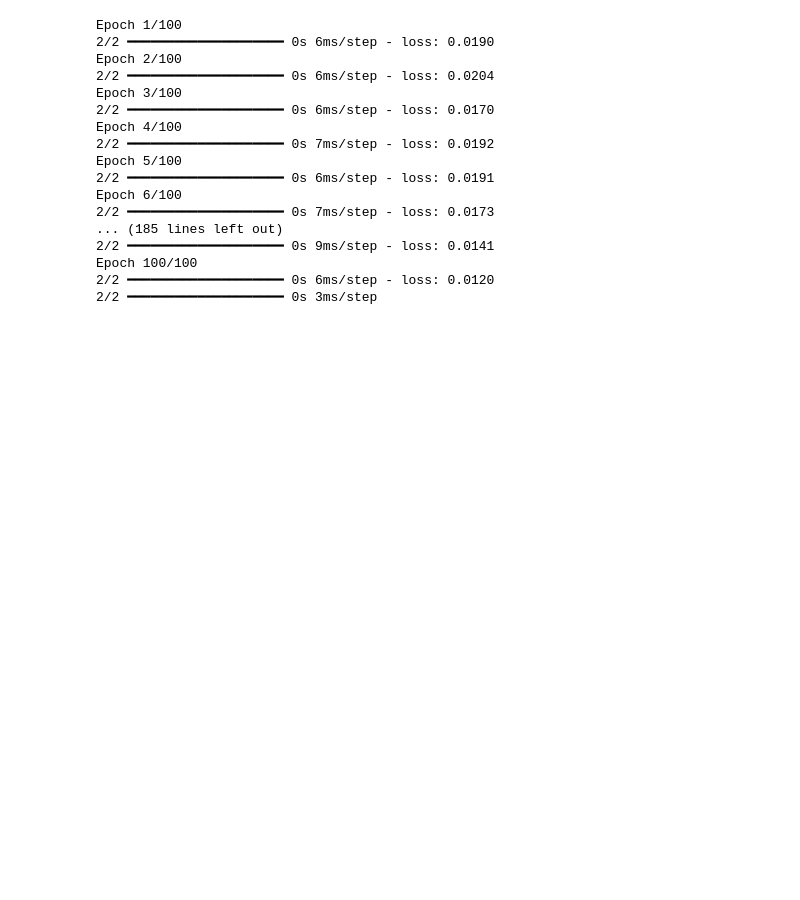
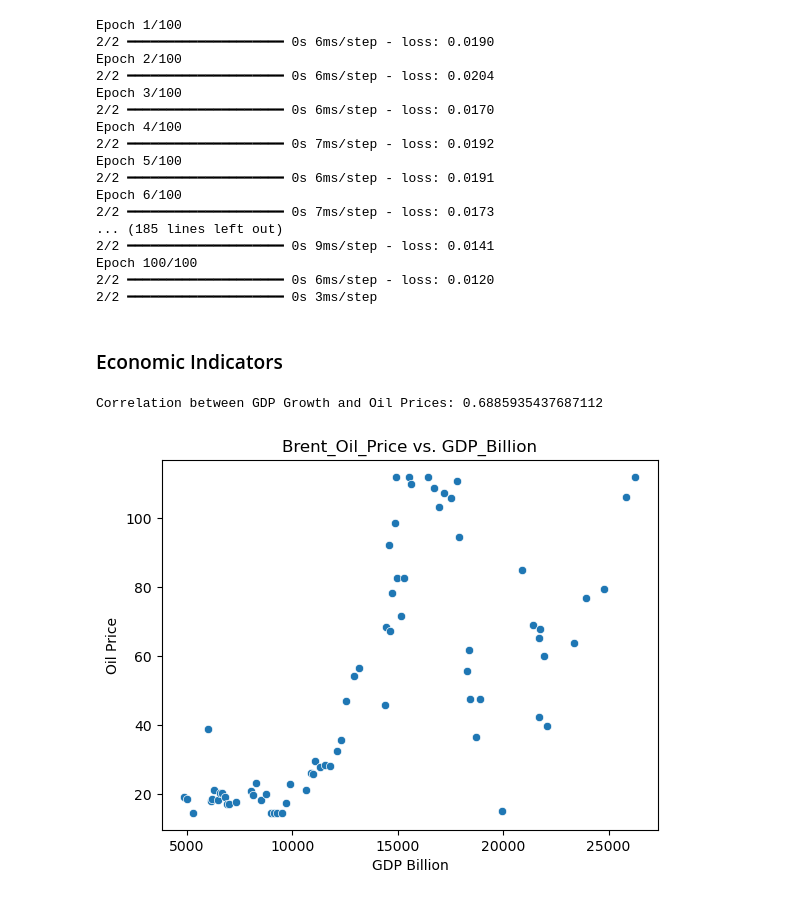
Before and after one commit to KingBetse/kifiya-AIM-W10, a Jupyter notebook: notebooks/brent_oil.ipynb, the cells around one changed output. Cells and saved outputs as stored; diff of their text form; code cells hidden in the pictures; blank space fills up the shorter version.

```diff
--- a/notebooks/brent_oil.ipynb
+++ b/notebooks/brent_oil.ipynb
@@ -343,3 +343,26 @@ Epoch 6/100
 Epoch 100/100
 2/2 ━━━━━━━━━━━━━━━━━━━━ 0s 6ms/step - loss: 0.0120
 2/2 ━━━━━━━━━━━━━━━━━━━━ 0s 3ms/step
+# %% [markdown]
+### Economic Indicators
+# %%
+# Calculate GDP growth rates
+# gdp_growth = gdp_data.pct_change().dropna()
+
+# Merge with oil prices
+merged_gdp_oil = pd.concat([merged_data['Brent_Oil_Price'], merged_data['GDP_Billion']], axis=1).dropna()
+merged_gdp_oil.columns = ['Brent_Oil_Price', 'GDP_Billion']
+
+# Correlation
+gdp_correlation = merged_gdp_oil.corr().iloc[0, 1]
+print(f"Correlation between GDP Growth and Oil Prices: {gdp_correlation}")
+
+# Visualization
+sns.scatterplot(data=merged_gdp_oil, x='GDP_Billion', y='Brent_Oil_Price')
+plt.title('Brent_Oil_Price vs. GDP_Billion')
+plt.xlabel('GDP Billion')
+plt.ylabel('Oil Price')
+plt.show()
+# %% [output]
+Correlation between GDP Growth and Oil Prices: 0.6885935437687112
+[figure, added]
```
Also changed, not shown: parts of 4 cells of this notebook.
